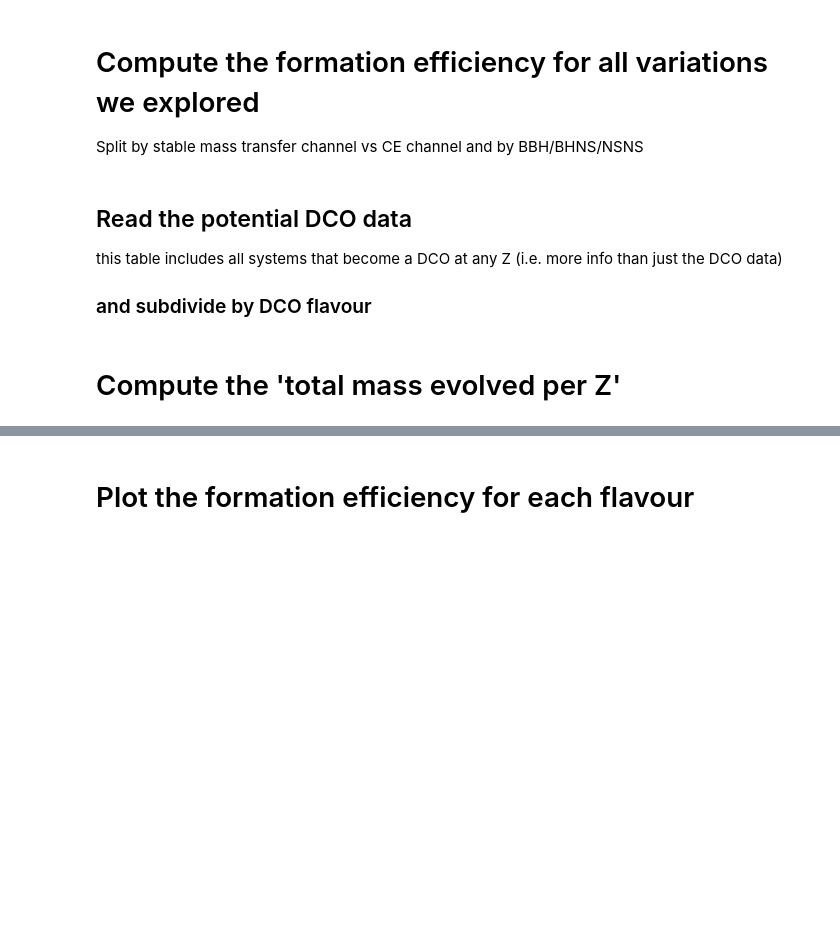
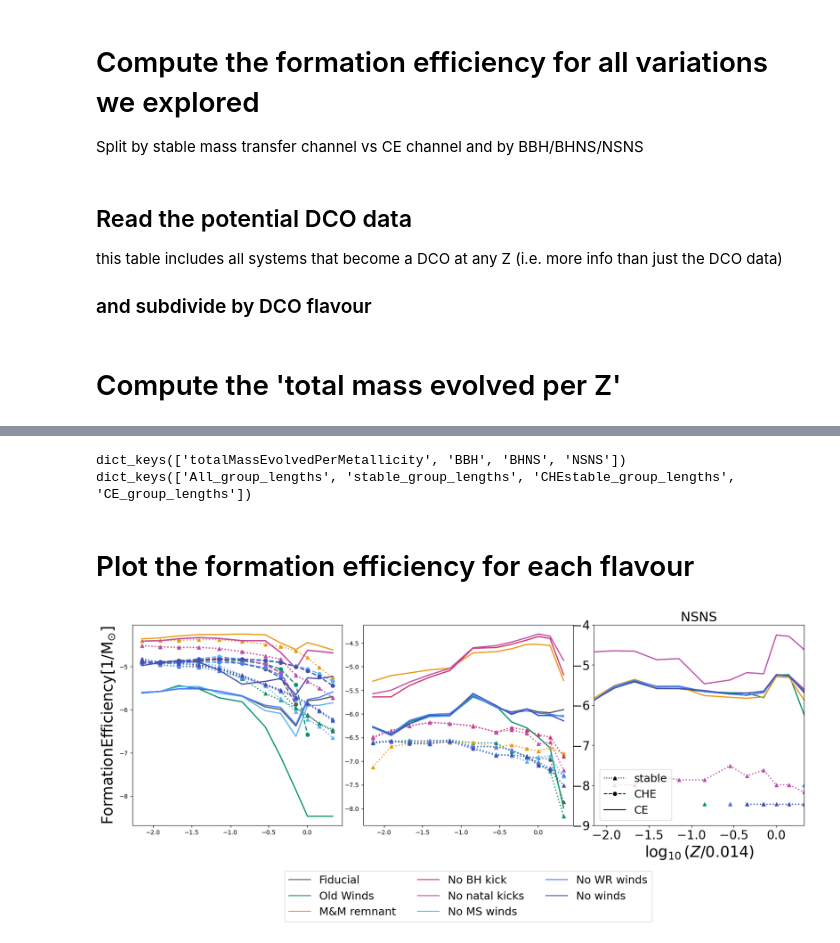
Before and after one commit to LiekeVanSon/ZdependentFormEff, a Jupyter notebook: code/Yield_CE_Stable.ipynb, the cells around one changed output, grey strips where cells are left out. Cells and saved outputs as stored; diff of their text form; code cells hidden in the pictures; blank space fills up the shorter version.

```diff
--- a/code/Yield_CE_Stable.ipynb
+++ b/code/Yield_CE_Stable.ipynb
@@ -295,5 +396,80 @@ def invertCDFbrokenPowerLaw(CDF, x1, x2, x3, x4, a1, a2, a3, C1):
+# %%
+print(yield_data['NewWinds_RemFryer2012'].keys())
+
+print(yield_data['NewWinds_RemFryer2012']['BBH'].keys() )
+# %% [output]
+dict_keys(['totalMassEvolvedPerMetallicity', 'BBH', 'BHNS', 'NSNS'])
+dict_keys(['All_group_lengths', 'stable_group_lengths', 'CHEstable_group_lengths', 'CE_group_lengths'])
 # %% [markdown]
 # Plot the formation efficiency for each flavour
+# %%
+###########################################
+# Create a figure
+fig = plt.figure(figsize=(20, 6))
+
+# Create a GridSpec with 1 row and 3 columns
+gs      = GridSpec(1, 3, figure=fig)
+axes    = [fig.add_subplot(gs[0, i]) for i in range(3)] # Create 3 subplots on a line
+
+# get a list of colors
+cmap = mpl.colormaps['rainbow']
+colors = cmap(np.linspace(0, 1, len(sim_name_dict.keys()) ) )
+
+#########################
+# For every simulation
+sim_plot_lines = [] # list to store the lines that will be added to the simulation legend
+for sim_name, (label, color) in sim_name_dict.items():
+
+    # Create the lines that will be added to the first legend
+    sim_plot_lines.append(mlines.Line2D([], [], color=color, label= label))
+
+    # select the right dictionary entry
+    data = yield_data[sim_name]
+    totalMassEvolvedPerMetallicity = data['totalMassEvolvedPerMetallicity']
+
+    #########################
+    # Loop over the axes and DCO flavors
+    for ax, flavor in zip(axes, DCO_flavors):
+        # print(flavor)
+        flav_data = data[flavor]
+
+        # Plot the number of DCO mergers as a function of metallicity
+        ax.plot(np.log10(Z_values/0.014), np.log10(flav_data['stable_group_lengths']/totalMassEvolvedPerMetallicity), label = None , lw = 2, ls = ':', marker = '^', color = color)
+        ax.plot(np.log10(Z_values/0.014), np.log10(flav_data['CHEstable_group_lengths']/totalMassEvolvedPerMetallicity), label = None , lw = 2, ls = '--', marker = 'o', color = color)
+        ax.plot(np.log10(Z_values/0.014), np.log10(flav_data['CE_group_lengths']/totalMassEvolvedPerMetallicity), label = None, lw = 2, ls = '-',  color = color)
+        # ax.plot(np.log10(Z_values/0.014), np.log10(CHECE_group_lengths/totalMassEvolvedPerMetallicity), label = f'Chem Hom. CE {sim_name}', lw = 2, ls = '--', marker = 'o', color = color)
+
+    #####
+    # plotvalues
+    ax.set_title(f'{flavor}', fontsize = 22)
+
+    ax.set_xlim(np.log10(1e-4/0.014),np.log10(0.03/0.014))
+    ax.set_xlabel('$\log_{10}(Z/0.014)$', fontsize = 25)
+    # ax.set_yscale('log')
+    # ax.set_ylim(1e-9,5e-4)
+    ax.set_ylim(-9,-4)
+    ax.tick_params(axis='both', which='major', labelsize=20)     # increase  tick labels
+    ax.tick_params(axis='both', which='minor', labelsize=20)
+
+
+#########################
+# plotvalues
+fig.subplots_adjust(hspace=0.25, wspace=0.1)
+axes[0].set_ylabel("$\mathrm{Formation Efficiency [1/M_{\odot}]}$", fontsize =25)
+
+# Create the simulation legend
+legend1 = axes[1].legend(handles= sim_plot_lines, bbox_to_anchor=(0.5, -0.2), loc='upper center', fontsize = 18, ncols = 3)
+
+# Creating the channel legend
+stable_line = mlines.Line2D([], [], color='black', linestyle=':', marker = '^', label='stable')
+CHE_line    = mlines.Line2D([], [], color='black', linestyle='--', marker = 'o', label='CHE')
+CE_line     = mlines.Line2D([], [], color='black', linestyle='-', label='CE')
+axes[2].legend(handles=[stable_line, CHE_line, CE_line], loc='lower left', fontsize = 18)
+
+plt.savefig(f'../plots/{compas_v}/Yield_variations.pdf', bbox_inches='tight')
+plt.show()
+# %% [output]
+[figure, added]
 # %%
 ###########################################
 # Create a figure
```
Also changed, not shown: parts of 5 cells of this notebook, 1 other file.
